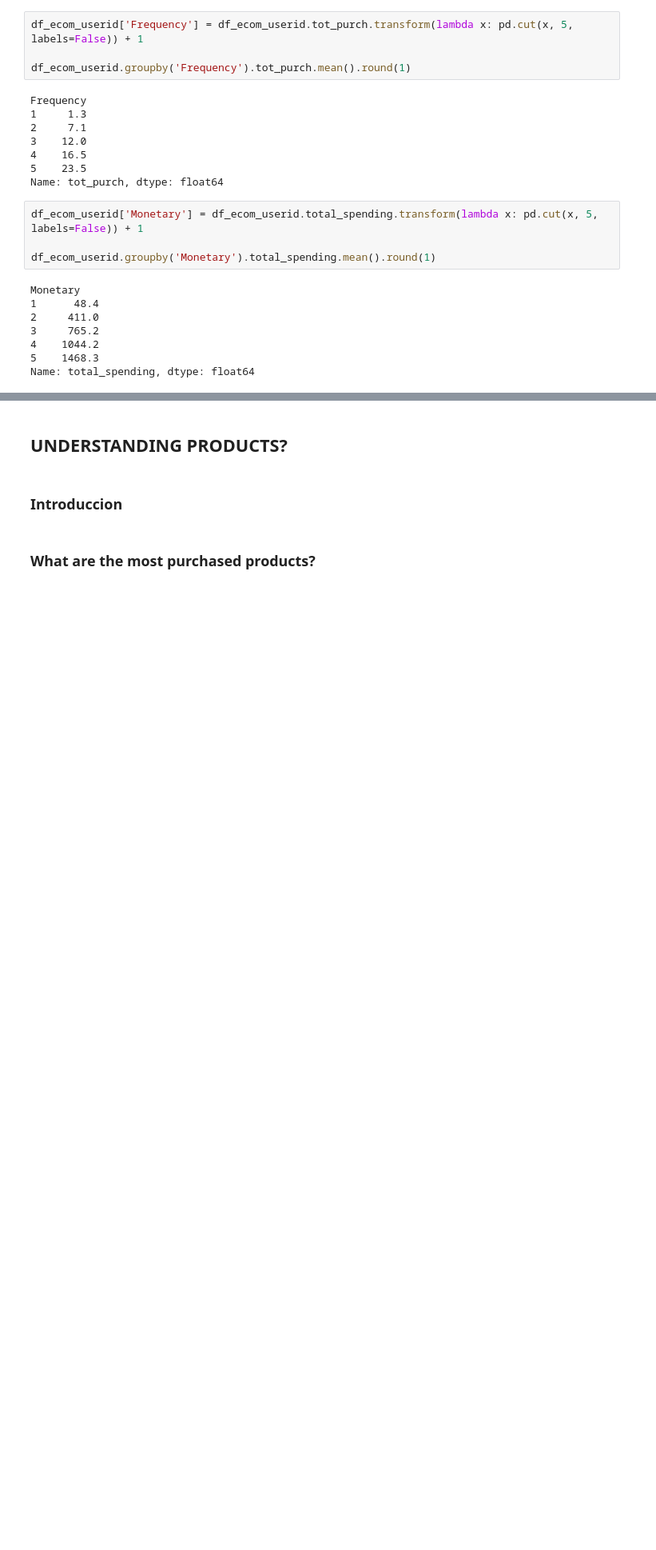
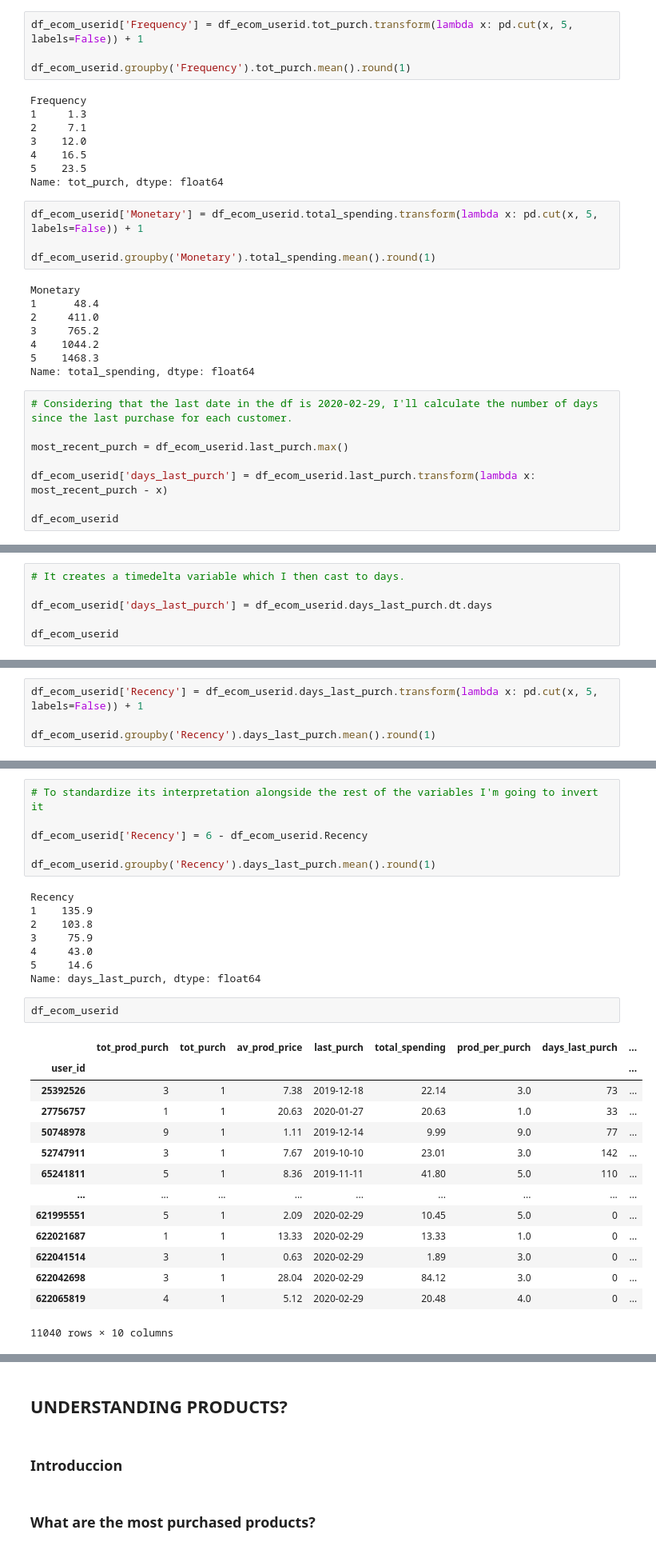
Before and after one commit to javierlopezm/Optimizacion_Ecommerce, a Jupyter notebook: Optimizacion_Ecommerce.ipynb, the cells around one changed output, grey strips where cells are left out. Shown: that part at 80% size. Saved outputs shown, nothing was run; the diff lists cells and outputs as text; blank space fills up the shorter version.

```diff
--- a/Optimizacion_Ecommerce.ipynb
+++ b/Optimizacion_Ecommerce.ipynb
@@ -746,3 +746,11 @@ Monetary
 4    1044.2
 5    1468.3
 Name: total_spending, dtype: float64
+# %%
+# Considering that the last date in the df is 2020-02-29, I'll calculate the number of days since the last purchase for each customer.
+
+most_recent_purch = df_ecom_userid.last_purch.max()
+
+df_ecom_userid['days_last_purch'] = df_ecom_userid.last_purch.transform(lambda x: most_recent_purch - x)
+
+df_ecom_userid
@@ -748,0 +772,6 @@ Name: total_spending, dtype: float64
+# %%
+# It creates a timedelta variable which I then cast to days.
+
+df_ecom_userid['days_last_purch'] = df_ecom_userid.days_last_purch.dt.days
+
+df_ecom_userid
@@ -748,0 +793,4 @@ Name: total_spending, dtype: float64
+# %%
+df_ecom_userid['Recency'] = df_ecom_userid.days_last_purch.transform(lambda x: pd.cut(x, 5, labels=False)) + 1
+
+df_ecom_userid.groupby('Recency').days_last_purch.mean().round(1)
@@ -748,0 +805,31 @@ Name: total_spending, dtype: float64
+# %%
+# To standardize its interpretation alongside the rest of the variables I'm going to invert it
+
+df_ecom_userid['Recency'] = 6 - df_ecom_userid.Recency
+
+df_ecom_userid.groupby('Recency').days_last_purch.mean().round(1)
+# %% [output]
+Recency
+1    135.9
+2    103.8
+3     75.9
+4     43.0
+5     14.6
+Name: days_last_purch, dtype: float64
+# %%
+df_ecom_userid
+# %% [output]
+|  | tot_prod_purch | tot_purch | av_prod_price | last_purch | total_spending | prod_per_purch | days_last_purch | ... |
+| user_id |  |  |  |  |  |  |  | ... |
+| 25392526 | 3 | 1 | 7.38 | 2019-12-18 | 22.14 | 3.0 | 73 | ... |
+| 27756757 | 1 | 1 | 20.63 | 2020-01-27 | 20.63 | 1.0 | 33 | ... |
+| 50748978 | 9 | 1 | 1.11 | 2019-12-14 | 9.99 | 9.0 | 77 | ... |
+| 52747911 | 3 | 1 | 7.67 | 2019-10-10 | 23.01 | 3.0 | 142 | ... |
+| 65241811 | 5 | 1 | 8.36 | 2019-11-11 | 41.80 | 5.0 | 110 | ... |
+| ... | ... | ... | ... | ... | ... | ... | ... | ... |
+| 621995551 | 5 | 1 | 2.09 | 2020-02-29 | 10.45 | 5.0 | 0 | ... |
+| 622021687 | 1 | 1 | 13.33 | 2020-02-29 | 13.33 | 1.0 | 0 | ... |
+| 622041514 | 3 | 1 | 0.63 | 2020-02-29 | 1.89 | 3.0 | 0 | ... |
+| 622042698 | 3 | 1 | 28.04 | 2020-02-29 | 84.12 | 3.0 | 0 | ... |
+| 622065819 | 4 | 1 | 5.12 | 2020-02-29 | 20.48 | 4.0 | 0 | ... |
+11040 rows × 10 columns
```
Also changed, not shown: parts of 4 cells of this notebook.
